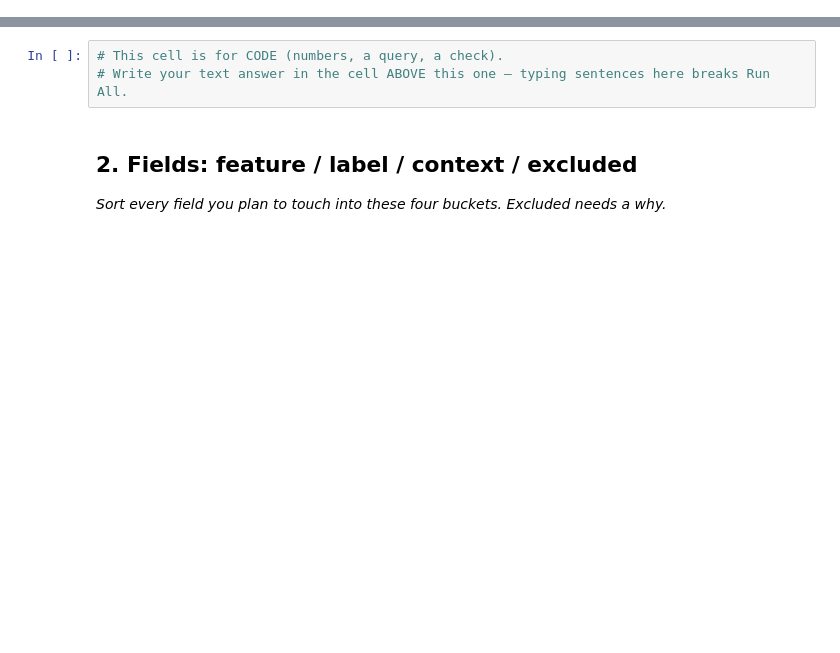
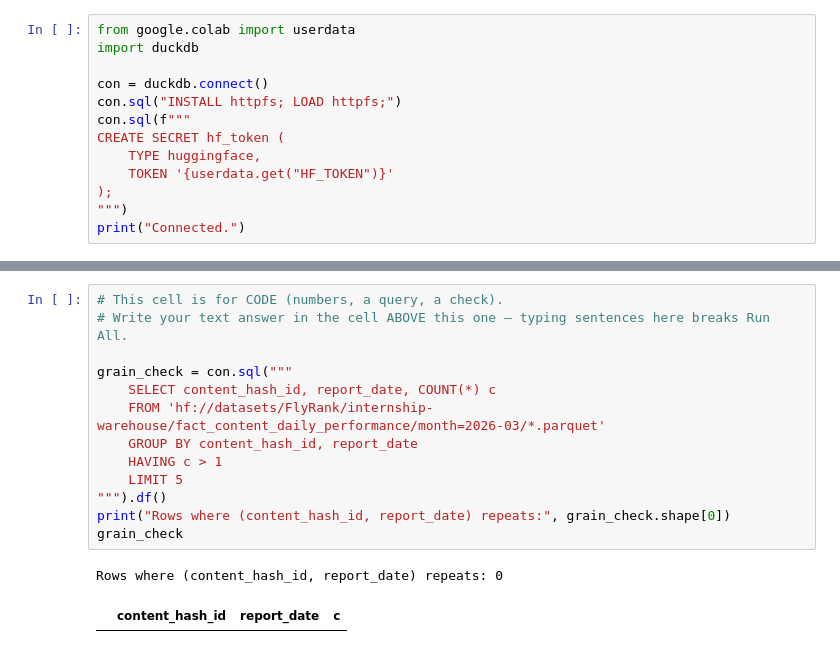
Before and after one commit to peddikotlahimani/Flyrank-internship, a Jupyter notebook: work/notebooks/w03_data_contract.ipynb, the cells around one changed output, grey strips where cells are left out. Drawn from its saved outputs; the diff is of its cells as text; blank space fills up the shorter version.

```diff
--- a/work/notebooks/w03_data_contract.ipynb
+++ b/work/notebooks/w03_data_contract.ipynb
@@ -12,0 +15,13 @@ This skeleton is yours to fill. Work the sections **in order** — each one has
+# %%
+from google.colab import userdata
+import duckdb
+
+con = duckdb.connect()
+con.sql("INSTALL httpfs; LOAD httpfs;")
+con.sql(f"""
+CREATE SECRET hf_token (
+    TYPE huggingface,
+    TOKEN '{userdata.get("HF_TOKEN")}'
+);
+""")
+print("Connected.")
@@ -13,7 +53,16 @@ This skeleton is yours to fill. Work the sections **in order** — each one has
 # %%
 # This cell is for CODE (numbers, a query, a check).
 # Write your text answer in the cell ABOVE this one — typing sentences here breaks Run All.
+
+grain_check = con.sql("""
+    SELECT content_hash_id, report_date, COUNT(*) c
+    FROM 'hf://datasets/FlyRank/internship-warehouse/fact_content_daily_performance/month=2026-03/*.parquet'
+    GROUP BY content_hash_id, report_date
+    HAVING c > 1
+    LIMIT 5
+""").df()
+print("Rows where (content_hash_id, report_date) repeats:", grain_check.shape[0])
+grain_check
+# %% [output]
+Rows where (content_hash_id, report_date) repeats: 0
+|  | content_hash_id | report_date | c |
-# %% [markdown]
-## 2. Fields: feature / label / context / excluded
-
-*Sort every field you plan to touch into these four buckets. Excluded needs a why.*
```
Also changed, not shown: parts of 14 cells of this notebook.
